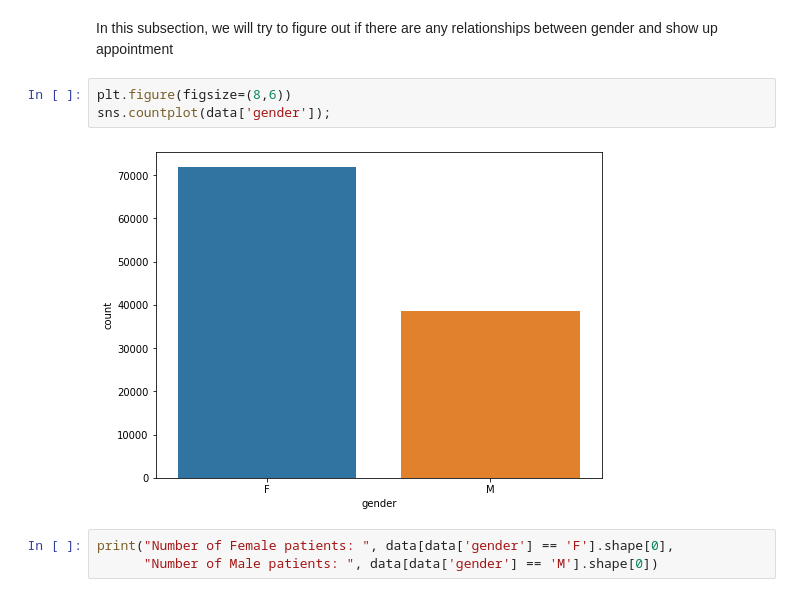
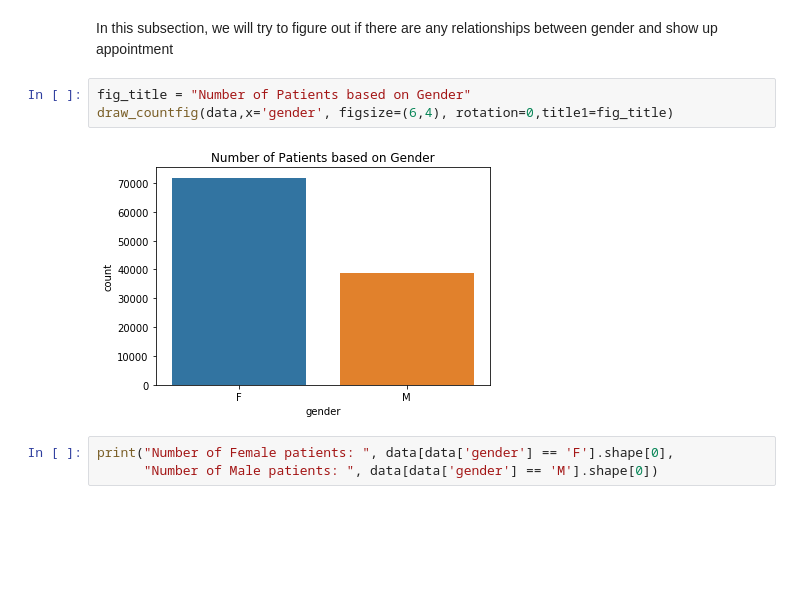
Before and after one commit to AhmedAAkl/Advanced_Data_Analysis_Nanodegree, a Jupyter notebook: Project1_Investigate_dataset/Medical_Appointment_No_Shows_Analysis.ipynb, the cells around one changed output. Drawn from its saved outputs; the diff is of its cells as text; blank space fills up the shorter version.

```diff
--- a/Project1_Investigate_dataset/Medical_Appointment_No_Shows_Analysis.ipynb
+++ b/Project1_Investigate_dataset/Medical_Appointment_No_Shows_Analysis.ipynb
@@ -302,11 +319,11 @@ Well, I don't think it gives us more insights. But I can notice that age period
 #### Gender variable effect
 # %% [markdown]
 In this subsection, we will try to figure out if there are any relationships between gender and show up appointment
-# %%
-plt.figure(figsize=(8,6))
-sns.countplot(data['gender']);
-# %% [output]
-[figure, removed]
+# %%
+fig_title = "Number of Patients based on Gender"
+draw_countfig(data,x='gender', figsize=(6,4), rotation=0,title1=fig_title)
+# %% [output]
+[figure, added]
 # %%
 print("Number of Female patients: ", data[data['gender'] == 'F'].shape[0],
       "Number of Male patients: ", data[data['gender'] == 'M'].shape[0])
```
Also changed, not shown: parts of 21 cells of this notebook, 1 other file.
